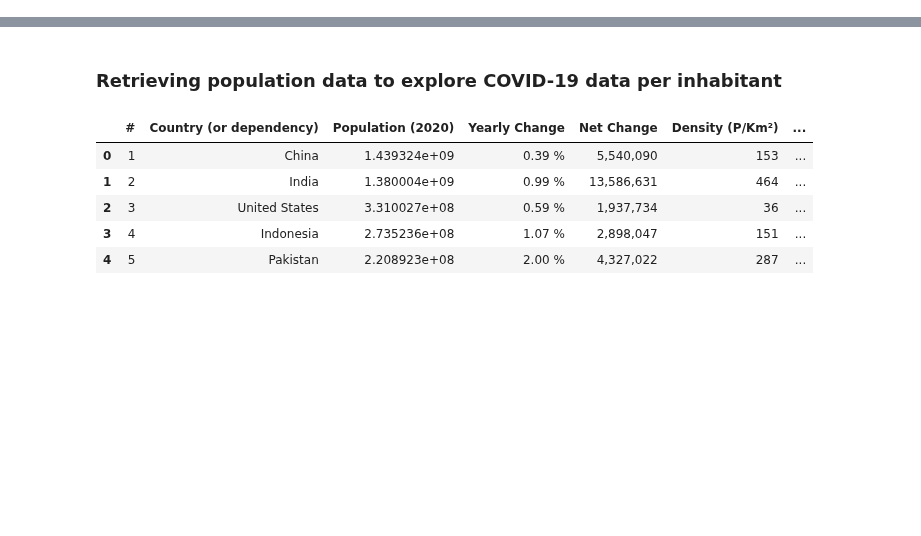
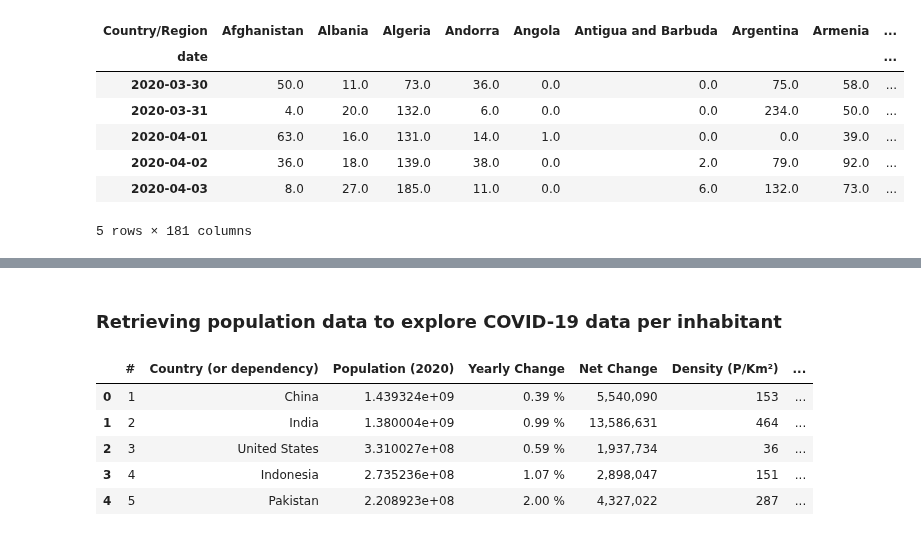
Before and after one commit to rsouza/COVID-19, a Jupyter notebook: daily_cases_deaths_recovered.ipynb, the cells around one changed output, grey strips where cells are left out. Saved outputs shown, nothing was run; the diff lists cells and outputs as text; code cells hidden in the pictures; blank space fills up the shorter version.

```diff
--- a/daily_cases_deaths_recovered.ipynb
+++ b/daily_cases_deaths_recovered.ipynb
@@ -23,0 +24,13 @@ df_cases.head()
+# %%
+df_daily_cases = df_cases.sub(df_cases.shift())
+df_daily_cases.iloc[0] = df_cases.iloc[0]
+df_daily_cases.tail()
+# %% [output]
+| Country/Region | Afghanistan | Albania | Algeria | Andorra | Angola | Antigua and Barbuda | Argentina | Armenia | ... |
+| date |  |  |  |  |  |  |  |  | ... |
+| 2020-03-30 | 50.0 | 11.0 | 73.0 | 36.0 | 0.0 | 0.0 | 75.0 | 58.0 | ... |
+| 2020-03-31 | 4.0 | 20.0 | 132.0 | 6.0 | 0.0 | 0.0 | 234.0 | 50.0 | ... |
+| 2020-04-01 | 63.0 | 16.0 | 131.0 | 14.0 | 1.0 | 0.0 | 0.0 | 39.0 | ... |
+| 2020-04-02 | 36.0 | 18.0 | 139.0 | 38.0 | 0.0 | 2.0 | 79.0 | 92.0 | ... |
+| 2020-04-03 | 8.0 | 27.0 | 185.0 | 11.0 | 0.0 | 6.0 | 132.0 | 73.0 | ... |
+5 rows × 181 columns
```
Also changed, not shown: parts of 23 cells of this notebook.
